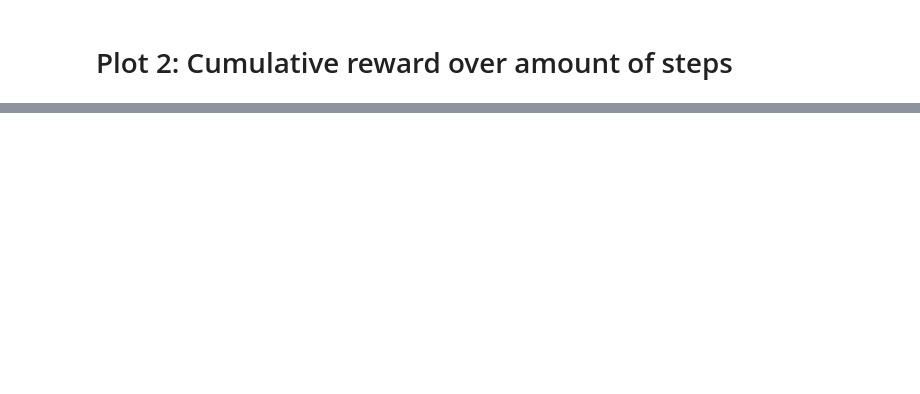
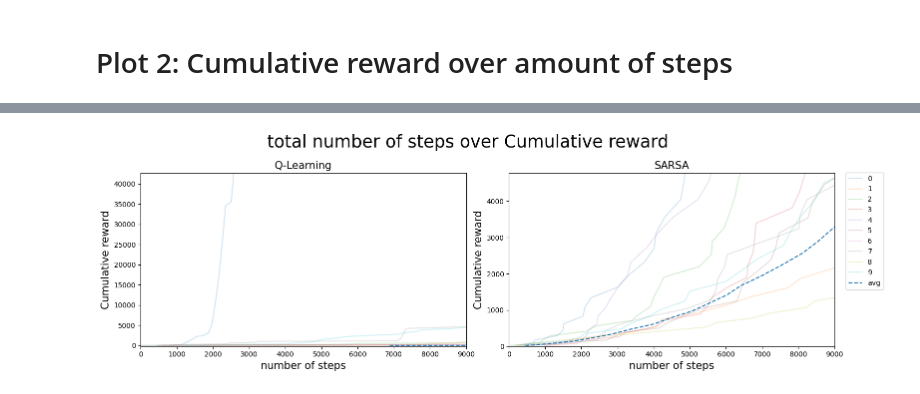
Before and after one commit to Schmiddi3110/MasterStudium, a Jupyter notebook: DRL/Studienarbeiten/Studienarbeit1/test.ipynb, the cells around one changed output, grey strips where cells are left out. Drawn from its saved outputs; the diff is of its cells as text; code cells hidden in the pictures; blank space fills up the shorter version.

```diff
--- a/DRL/Studienarbeiten/Studienarbeit1/test.ipynb
+++ b/DRL/Studienarbeiten/Studienarbeit1/test.ipynb
@@ -116,0 +162,4 @@ plot_steps(qlearning_data_A2,Q_PARAMS_A2['EPISODES'],sarsa_data_A2, SARSA_PARAMS
+# %%
+plot_steps([qlearning_data_no_decay, sarsa_data_no_decay], [Q_PARAMS_A2['EPISODES'], SARSA_PARAMS_A2['EPISODES']], ['Q-Learning', 'SARSA'])
+# %% [output]
+[figure, added]
```
Also changed, not shown: parts of 8 cells of this notebook, 6 other files.
